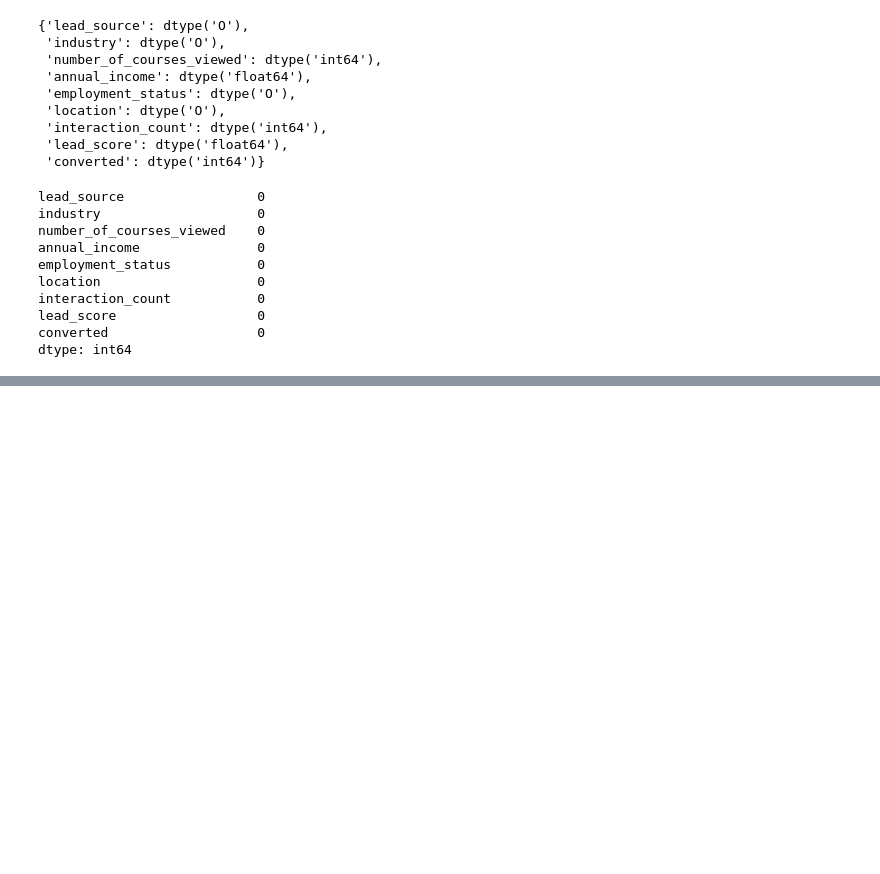
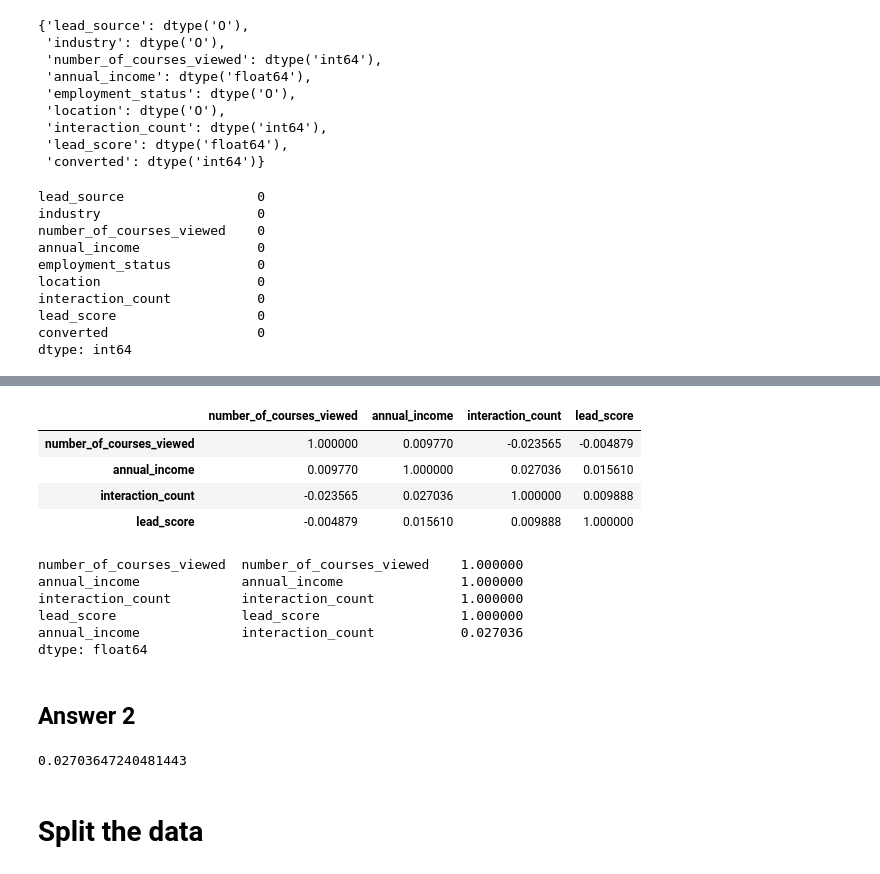
Before and after one commit to paccale/machine-learning-zoomcamp-homework, a Jupyter notebook: 03_logisticRegression/BankMarketingLogisticRegression.ipynb, the cells around one changed output, grey strips where cells are left out. Saved outputs shown, nothing was run; the diff lists cells and outputs as text; code cells hidden in the pictures; blank space fills up the shorter version.

```diff
--- a/03_logisticRegression/BankMarketingLogisticRegression.ipynb
+++ b/03_logisticRegression/BankMarketingLogisticRegression.ipynb
@@ -113,0 +117,29 @@ dtype: float64
+# %%
+corr_numerical
+# %% [output]
+|  | number_of_courses_viewed | annual_income | interaction_count | lead_score |
+| number_of_courses_viewed | 1.000000 | 0.009770 | -0.023565 | -0.004879 |
+| annual_income | 0.009770 | 1.000000 | 0.027036 | 0.015610 |
+| interaction_count | -0.023565 | 0.027036 | 1.000000 | 0.009888 |
+| lead_score | -0.004879 | 0.015610 | 0.009888 | 1.000000 |
+# %%
+s = corr_numerical.stack()
+s = s.abs()
+top5 = s.nlargest(5)
+top5
+# %% [output]
+number_of_courses_viewed  number_of_courses_viewed    1.000000
+annual_income             annual_income               1.000000
+interaction_count         interaction_count           1.000000
+lead_score                lead_score                  1.000000
+annual_income             interaction_count           0.027036
+dtype: float64
+# %% [markdown]
+## Answer 2
+# %%
+biggest_correlation = top5[-1]
+biggest_correlation
+# %% [output]
+0.02703647240481443
+# %% [markdown]
+# Split the data
```
Also changed, not shown: parts of 47 cells of this notebook.
